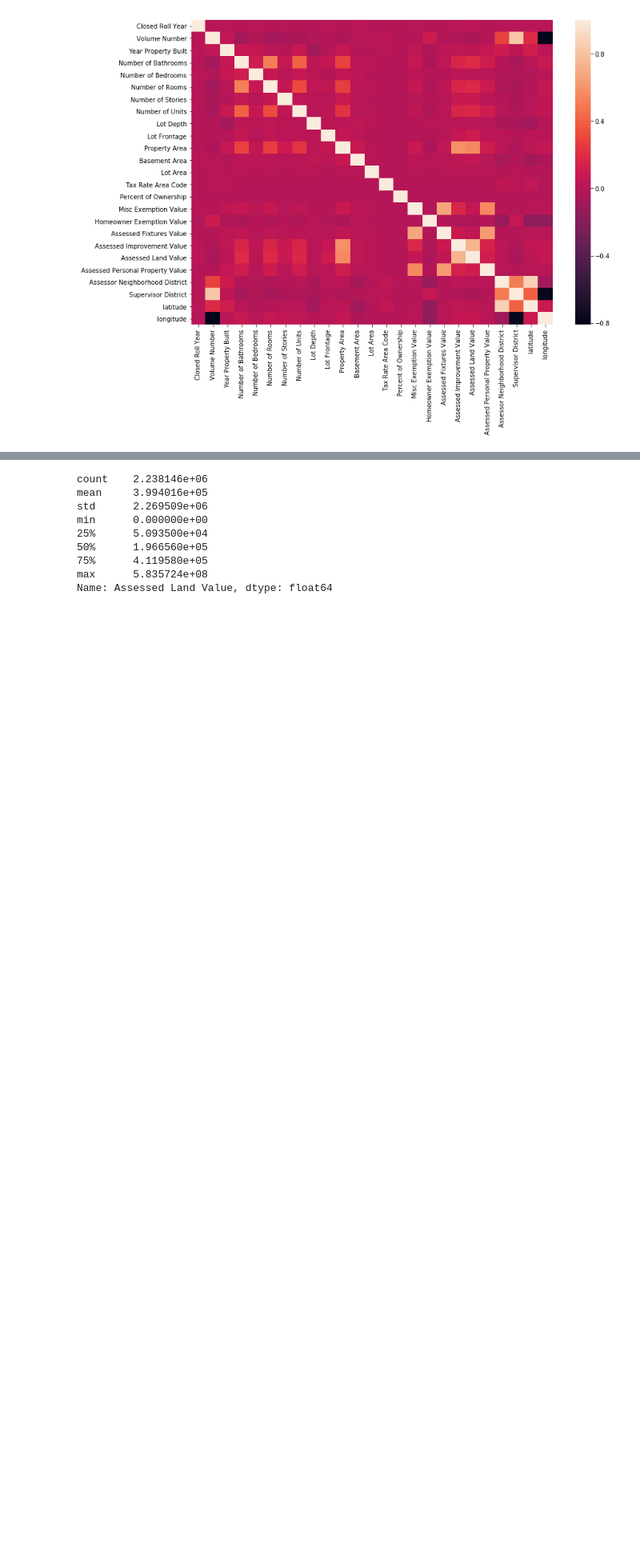
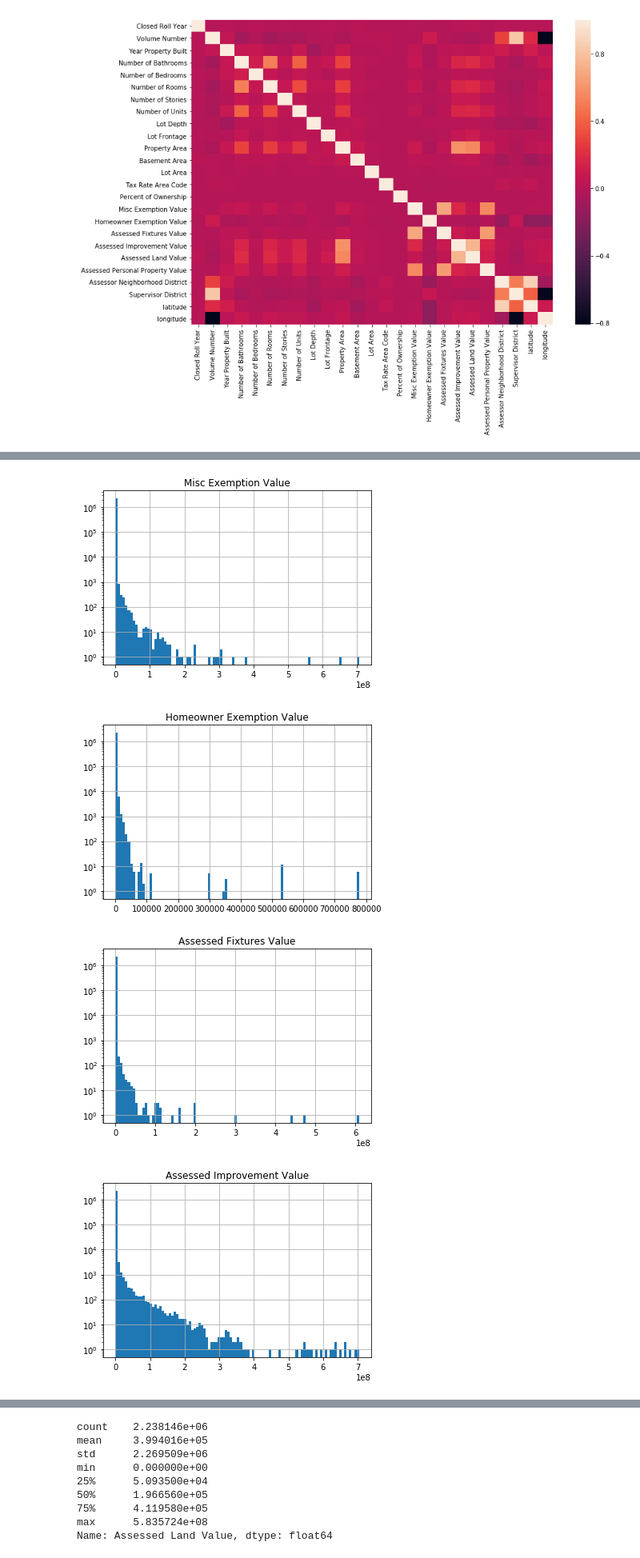
Before and after one commit to daericks/datasf, a Jupyter notebook: notebooks/property_tax_rolls-explore.ipynb, the cells around one changed output, grey strips where cells are left out. Shown at 80% size. Drawn from its saved outputs; the diff is of its cells as text; code cells hidden in the pictures; blank space fills up the shorter version.

```diff
--- a/notebooks/property_tax_rolls-explore.ipynb
+++ b/notebooks/property_tax_rolls-explore.ipynb
@@ -118,5 +119,7 @@ sns.heatmap(corr)
 [figure]
 # %%
 for col in df.columns:
-    print(col)
+    match = re.search('Value', col)
+    if match:
+        print(col)
 # %% [output]
@@ -139,0 +132,15 @@ longitude
+# %%
+for col in df.columns:
+    match = re.search('Value', col)
+    if match:
+        fig, ax = plt.subplots(figsize=(6, 4))
+        df[col].hist(bins=100, log=True)
+        ax.set_title(col)
+        plt.show()
+#         sns.distplot(df[col].dropna(), hist_kws={'log': True})
+        plt.show()
+# %% [output]
+[figure, added]
+[figure, added]
+[figure, added]
+[figure, added]
```
Also changed, not shown: parts of 4 cells of this notebook, 1 other file.
